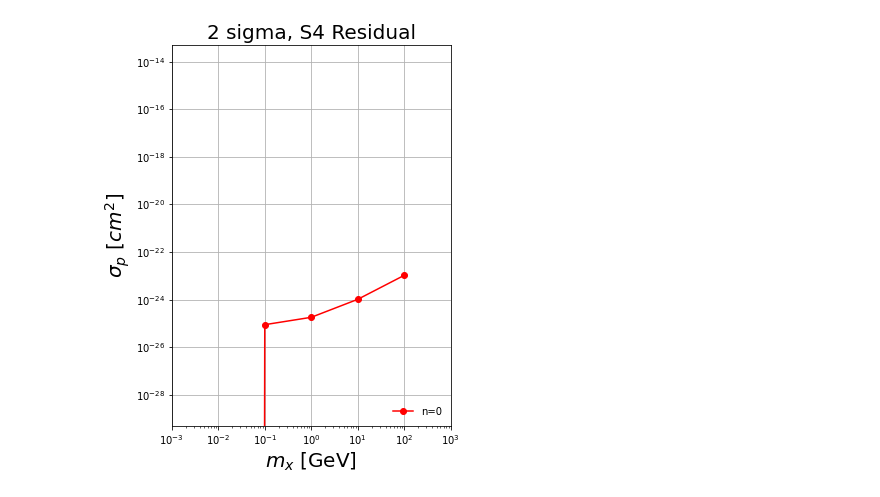
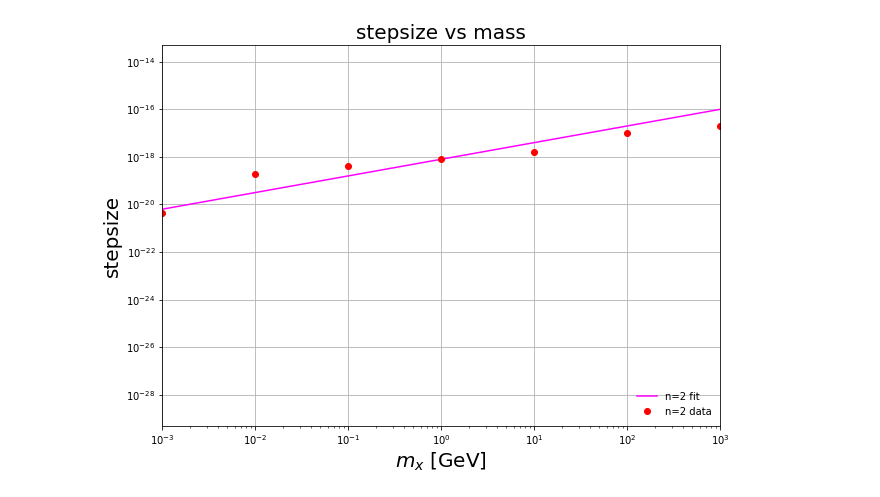
Before and after one commit to iej2106/cosmo_class, a Jupyter notebook: upperlimit_crossection.ipynb, the cells around one changed output. Saved outputs shown, nothing was run; the diff lists cells and outputs as text; code cells hidden in the pictures.

```diff
--- a/upperlimit_crossection.ipynb
+++ b/upperlimit_crossection.ipynb
@@ -60,19 +97,34 @@ plt.show()
 # %%
-#RESIDUAL
+# FITTING LINE FOR STEPSIZE vs MASS
+from scipy.optimize import curve_fit
+def powlaw(x2, a, b, c):
+    return a * np.power(x2, b)
+def fun(x):
+    return 8e-19 * np.power(x2, 0.70)
+#def fun(x):
+#    return 7e-13 * np.power(m4, 0.85)
 
-fig, ax = plt.subplots(figsize=(5, 7))
-ax.plot(masses_n0, residual_n0, 'ro-',label='n=0')
+fig, ax = plt.subplots(figsize=(10, 7))
+popt, pcov = curve_fit(powlaw, x2, step2)
+
+#print(popt)
+#print([i for i in powlaw(step2, *popt)])
+#ax.plot(x2, powlaw(step2, *popt), 'b-',label='n=2 fit2')
+ax.plot(x2, fun(step2), 'magenta',label='n=2 fit')
+ax.plot(x2, step2, 'ro',label='n=2 data')
+
 ax.set(xlabel='DM mass [GeV]', ylabel='cross section [cm^2]')
 ax.grid()
-
 plt.xlabel(r"$m_x$ [GeV]", fontsize=20)
-plt.ylabel(r"$\sigma_p$ [$cm^2$]",fontsize=20)
+plt.ylabel('stepsize',fontsize=20)
 
 ax.set(xlim=(1e-3, 1e3), ylim=(5e-30, 5e-14))
 plt.xscale('log')
 plt.yscale('log')
 plt.legend(loc='lower right', frameon=False)
-plt.title('2 sigma, S4 Residual',fontsize=20)
+fig.savefig("fisher_plots/upperlimit_crosssection.png")
+plt.title('stepsize vs mass',fontsize=20)
+
 plt.show()
 # %% [output]
-[figure, old version]
+[figure, new version]
```
Also changed, not shown: parts of 6 cells of this notebook.
